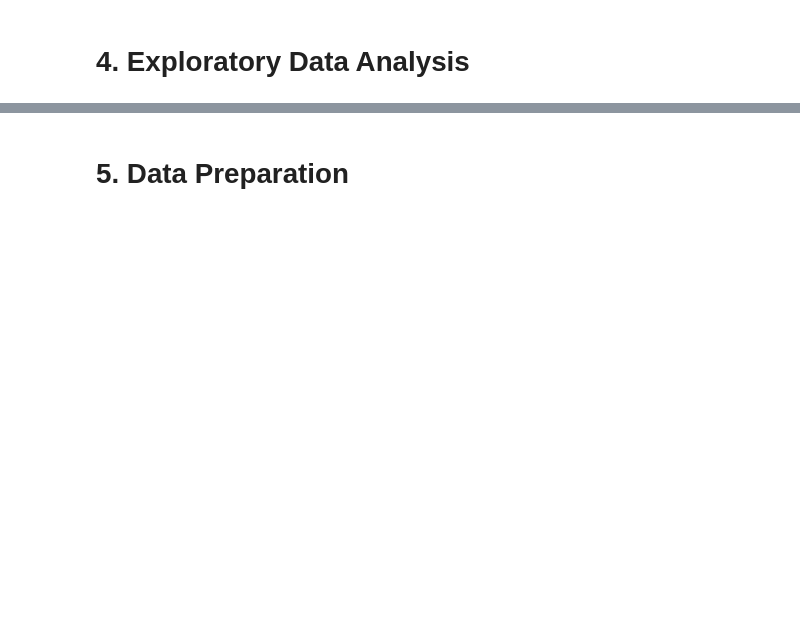
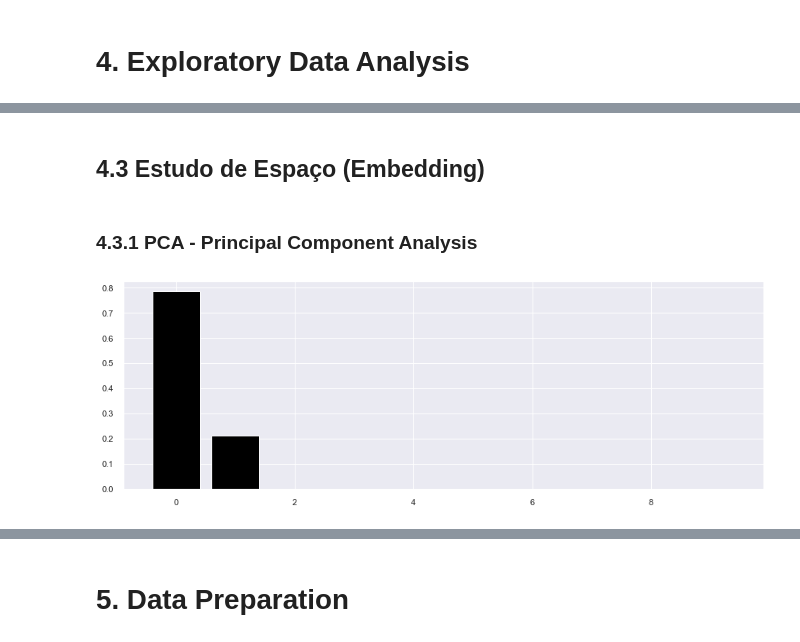
Before and after one commit to GustavoMichelsen/projeto_one_place, a Jupyter notebook: one_place_ciclo_2.ipynb, the cells around one changed output, grey strips where cells are left out. Saved outputs shown, nothing was run; the diff lists cells and outputs as text; code cells hidden in the pictures; blank space fills up the shorter version.

```diff
--- a/one_place_ciclo_2.ipynb
+++ b/one_place_ciclo_2.ipynb
@@ -601,0 +757,8 @@ FREQUENCY
+# %% [markdown]
+## 4.3 Estudo de Espaço (Embedding)
+# %%
+df43 = df4.copy()
+df43.drop(columns=['customer_id'], inplace=True)
+# %%
+# Label Encoder
+df43['country'] = LabelEncoder().fit_transform(df43['country'])
@@ -601,0 +784,15 @@ FREQUENCY
+# %% [markdown]
+### 4.3.1 PCA - Principal Component Analysis
+# %%
+X = df43.copy()
+pca = PCA(n_components=X.shape[1])
+
+principal_components = pca.fit_transform(X)
+
+features = range(pca.n_components_)
+
+plt.bar(features, pca.explained_variance_ratio_, color='black')
+
+df_pca = pd.DataFrame(principal_components)
+# %% [output]
+[figure, added]
```
Also changed, not shown: parts of 85 cells of this notebook, 2 other files.
